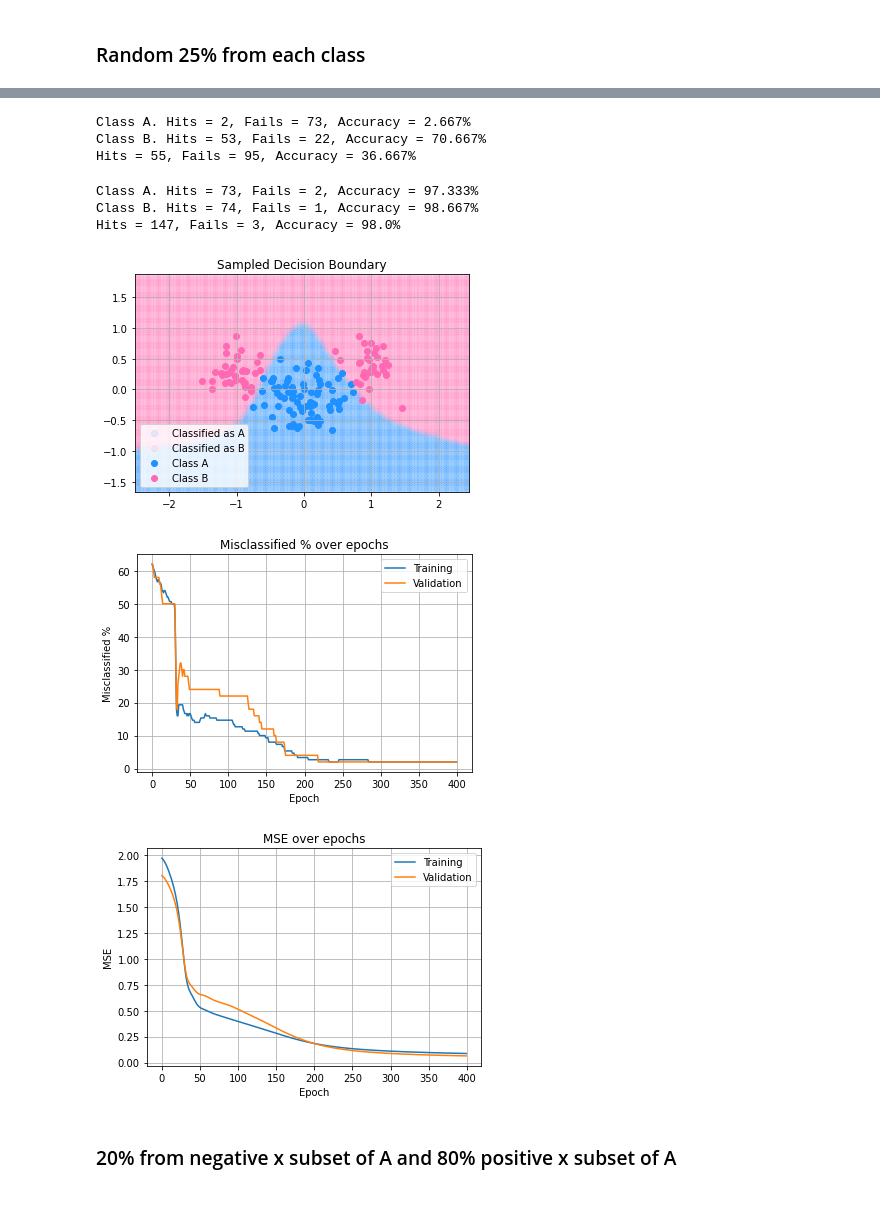
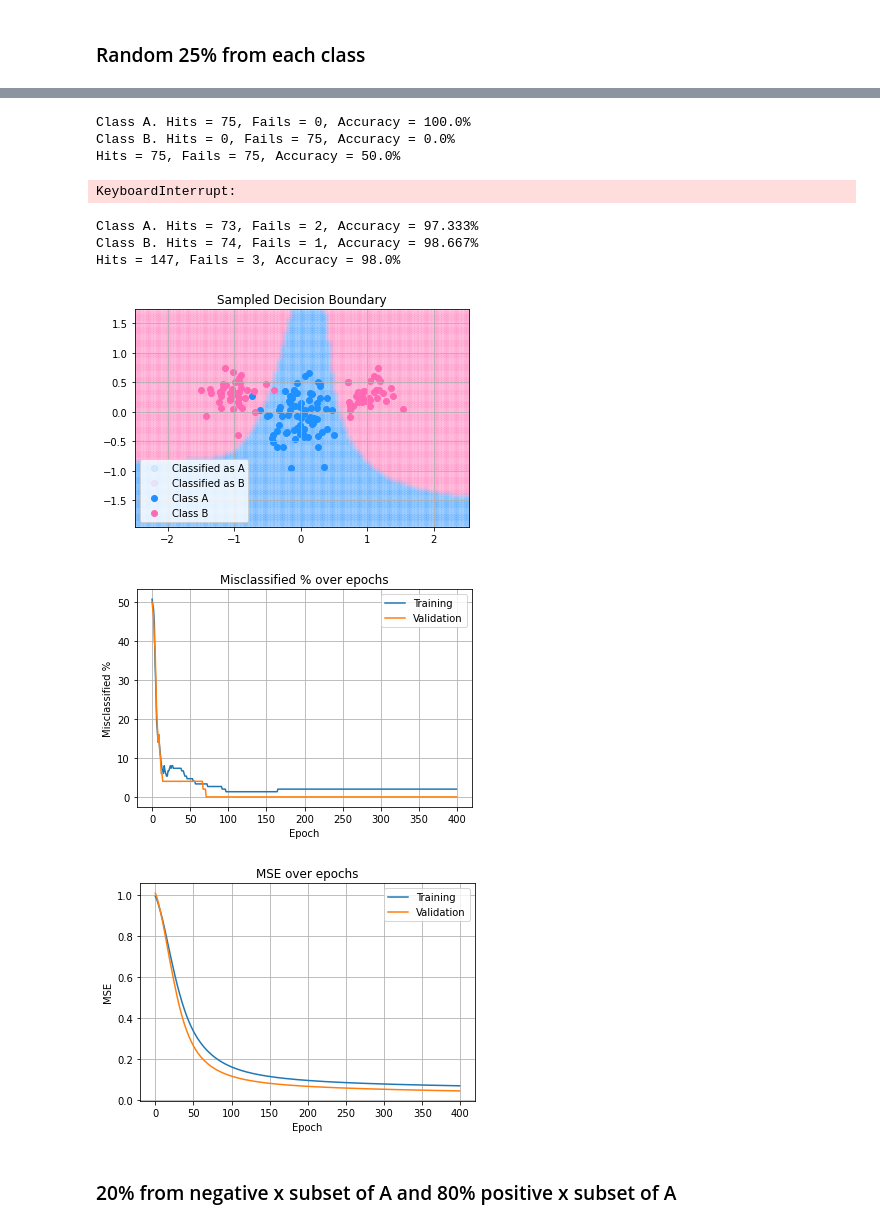
Before and after one commit to alejp1998/annda_lab1b, a Jupyter notebook: lab1b.ipynb, the cells around one changed output, grey strips where cells are left out. Saved outputs shown, nothing was run; the diff lists cells and outputs as text; code cells hidden in the pictures.

```diff
--- a/lab1b.ipynb
+++ b/lab1b.ipynb
@@ -58,11 +58,13 @@ ann.initialize_weights()
 # Load training data
 ann.training_data(X_train,T_train)
 # %%
-T_guessed, accuracy_pos, accuracy_neg, accuracy = nn.classify(X_train,T_train,True)
+T_guessed, accuracy_pos, accuracy_neg, accuracy = ann.classify(X_train,T_train,True)
 # %% [output]
-Class A. Hits = 2, Fails = 73, Accuracy = 2.667%
-Class B. Hits = 53, Fails = 22, Accuracy = 70.667%
-Hits = 55, Fails = 95, Accuracy = 36.667%
+Class A. Hits = 75, Fails = 0, Accuracy = 100.0%
+Class B. Hits = 0, Fails = 75, Accuracy = 0.0%
+Hits = 75, Fails = 75, Accuracy = 50.0%
 # %%
-epoch_errors, epoch_mses, epoch_errors_valid, epoch_mses_valid = nn.train(X_train,T_train,X_valid,T_valid)
+epoch_errors, epoch_mses, epoch_errors_valid, epoch_mses_valid = ann.train(X_train,T_train,X_valid,T_valid)
+# %% [output]
+KeyboardInterrupt:
 # %%
@@ -74,21 +76,21 @@ Hits = 147, Fails = 3, Accuracy = 98.0%
 # %%
 # Plot the sampled decision boundary
 K = 100
 L = 1
-sampling_pattern, boundary_samples = nn.decision_boundary(X_train,K,L)
+sampling_pattern, boundary_samples = ann.decision_boundary(X_train,K,L)
 lab1b_mlp.plot_data_boundary(X_train,T_train,sampling_pattern,boundary_samples,L)
 # %% [output]
-[figure, old version]
+[figure, new version]
 # %%
 # Plot missclassification
 lab1b_mlp.plot_error(epoch_errors,epoch_errors_valid,'Misclassified %')
 # %% [output]
-[figure, old version]
+[figure, new version]
 # %%
 # Plot MSE
 lab1b_mlp.plot_error(epoch_mses,epoch_mses_valid,'MSE')
 # %% [output]
-[figure, old version]
+[figure, new version]
 # %% [markdown]
 ### 20% from negative x subset of A and 80% positive x subset of A
 # %%
```
Also changed, not shown: parts of 21 cells of this notebook.
